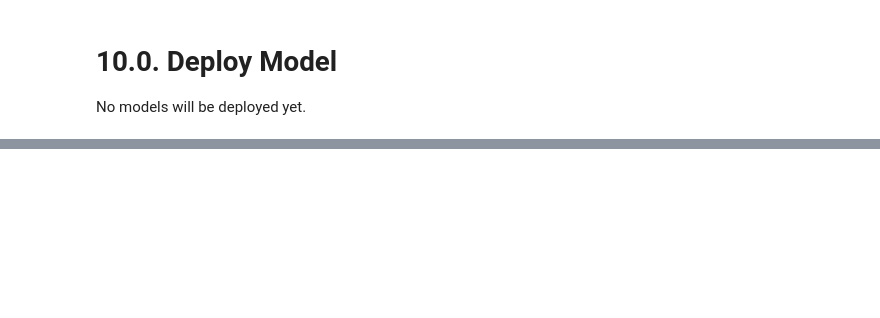
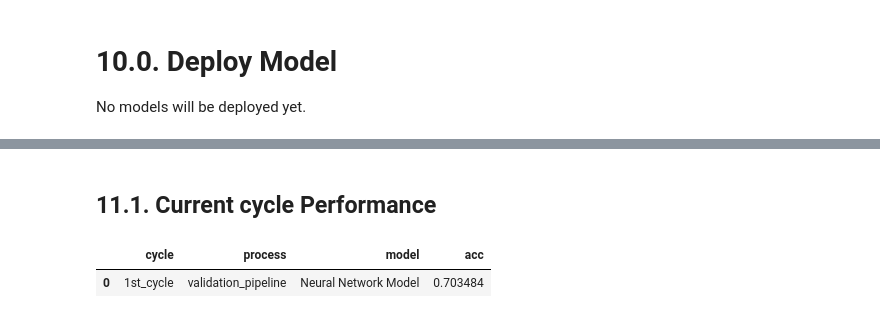
Before and after one commit to vinissouza/Airbnb-First-Booking-Forecast, a Jupyter notebook: Notebooks/1st-Cycle-Notebook-Validation_Pipeline.ipynb, the cells around one changed output, grey strips where cells are left out. Drawn from its saved outputs; the diff is of its cells as text; code cells hidden in the pictures; blank space fills up the shorter version.

```diff
--- a/Notebooks/1st-Cycle-Notebook-Validation_Pipeline.ipynb
+++ b/Notebooks/1st-Cycle-Notebook-Validation_Pipeline.ipynb
@@ -338,0 +377,17 @@ No models will be deployed yet.
+# %% [markdown]
+## 11.1. Current cycle Performance
+# %%
+# performance dataframe
+df_performance = pd.DataFrame([nn_performance])
+df_performance['cycle'] = '1st_cycle'
+df_performance['process'] = 'validation_pipeline'
+df_performance = df_performance[['cycle', 'process', 'model', 'acc']]
+
+# save 1st cycle to compare later
+df_performance.to_csv('../Datasets/1st_cycle_performance', index=False)
+
+# display performance dataframe
+df_performance
+# %% [output]
+|  | cycle | process | model | acc |
+| 0 | 1st_cycle | validation_pipeline | Neural Network Model | 0.703484 |
```
Also changed, not shown: parts of 31 cells of this notebook.
